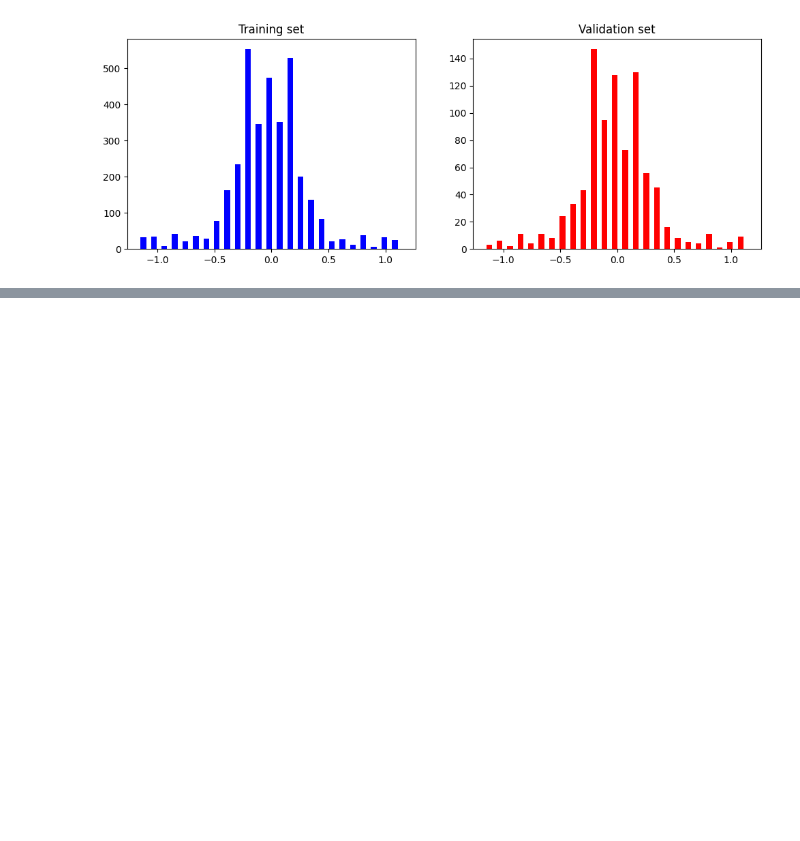
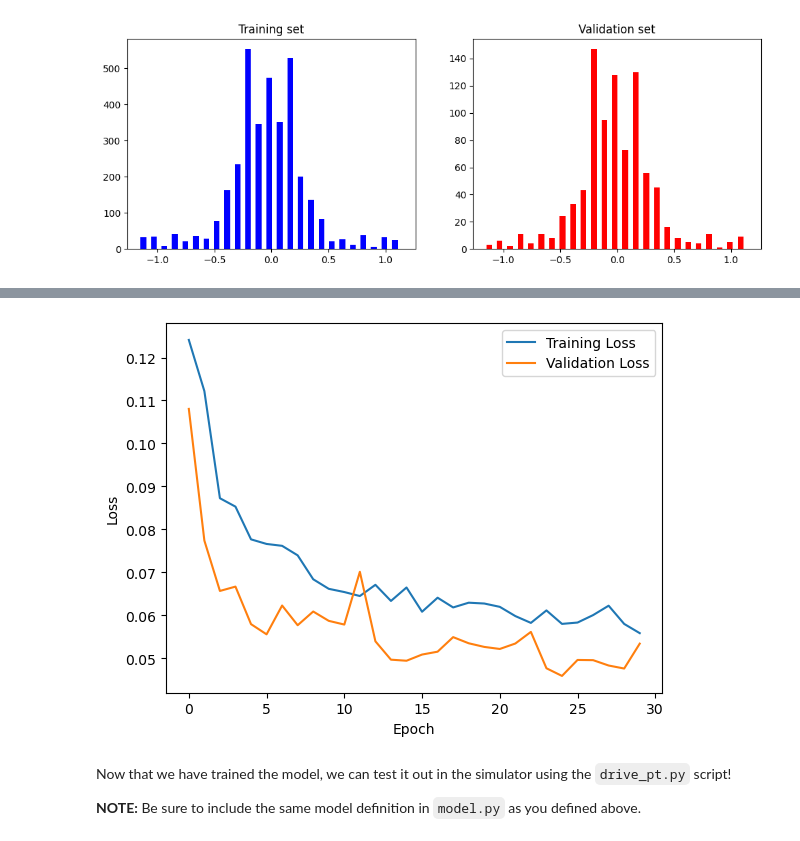
Before and after one commit to aritrakar/behavioral-cloning-car, a Jupyter notebook: Self_Driving_Car_Sim.ipynb, the cells around one changed output, grey strips where cells are left out. Drawn from its saved outputs; the diff is of its cells as text; code cells hidden in the pictures; blank space fills up the shorter version.

```diff
--- a/Self_Driving_Car_Sim.ipynb
+++ b/Self_Driving_Car_Sim.ipynb
@@ -135,7 +137,8 @@ data.head()
 # %%
-print(data.iloc[30])
-
 def load_img_steering(datadir, df):
+    '''
+    Load images and steering data into arrays.
+    '''
     image_path = []
     steering = []
     adjustment = 0.15  # Define the steering angle adjustment for left and right images
@@ -143,23 +146,20 @@ def load_img_steering(datadir, df):
     for center, left, right, steer in zip(df['center'], df['left'], df['right'], df['steering']):
         # Center image and steering
         image_path.append(str(os.path.join(datadir, 'IMG', center.strip())))
-        # image_path.append(str(center).strip())
         steering.append(float(steer))
+
         # Left image and adjusted steering
         image_path.append(str(os.path.join(datadir, 'IMG', left.strip())))
-        # image_path.append(str(left).strip())
         steering.append(float(steer) + adjustment)
+
         # Right image and adjusted steering
         image_path.append(str(os.path.join(datadir, 'IMG', right.strip())))
-        # image_path.append(str(right).strip())
         steering.append(float(steer) - adjustment)
 
-    print(image_path[0], steering[0])
     image_paths = np.asarray(image_path, dtype=str)
     steerings = np.asarray(steering, dtype=np.float32) # NOTE: Was float64
     return image_paths, steerings
 
 image_paths, steerings = load_img_steering(datadir, data)
 print(image_paths[0], steerings[0])
-print(steerings.dtype)
 # %% [output]
@@ -335,10 +341,9 @@ Clipping input data to the valid range for imshow with RGB data ([0..1] for floa
 # %%
 # Define the DataLoaders
-from torch.utils.data import DataLoader
+batch_size = 64
 
-batch_size = 32
 train_dataset = MyDrivingDataset(X_train, y_train, transform=TransformBoth())
 valid_dataset = MyDrivingDataset(X_valid, y_valid)
 
-train_loader = DataLoader(train_dataset, batch_size=batch_size, shuffle=True, num_workers=4)
-valid_loader = DataLoader(valid_dataset, batch_size=batch_size, shuffle=False, num_workers=4)
+train_loader = DataLoader(train_dataset, batch_size=batch_size, shuffle=True, num_workers=8)
+valid_loader = DataLoader(valid_dataset, batch_size=batch_size, shuffle=False, num_workers=8)
@@ -393,17 +396,18 @@ criterion = nn.MSELoss()
 # %%
+model = DAVE2Model().to(device)
+optimizer = torch.optim.Adam(model.parameters(), lr=1e-3, weight_decay = 1e-5) # lr was 1e-4
+criterion = nn.MSELoss()
+
 # Training loop
-n_epochs = 10
+n_epochs = 30
 train_losses = []
 valid_losses = []
 
 for epoch in range(n_epochs):
-    print(f"Epoch: {epoch+1}/{n_epochs}")
     # Training
     model.train()
     train_loss = 0.0
     for i, (inputs, targets) in enumerate(train_loader):
-        inputs, targets = inputs.to(device), targets.to(device)
-        print(f"Epoch: {epoch+1}, Batch: {i+1}")
         optimizer.zero_grad()
         outputs = model(inputs)
         loss = criterion(outputs, targets.unsqueeze(1))
@@ -411,8 +415,6 @@ for epoch in range(n_epochs):
         optimizer.step()
         train_loss += loss.item() * inputs.size(0)
 
-        if (i+1) % 10 == 0:
-            print(f'Epoch {epoch+1}/{n_epochs}, Batch {i+1}/{len(train_loader)}, Loss: {loss.item():.4f}')
     train_loss /= len(train_loader.dataset)
     train_losses.append(train_loss)
 
@@ -429,6 +431,16 @@ for epoch in range(n_epochs):
 
     print(f'Epoch {epoch+1}/{n_epochs}, Train Loss: {train_loss:.4f}, Valid Loss: {valid_loss:.4f}')
 
-# Save the model
-torch.save(model.state_dict(), 'model_local.pth')
+    if (epoch % 10 == 0):
+        # Save the model
+        # torch.save(model.state_dict(), f'model_no_dropout_{n_epochs}_epochs.pth')
+        torch.save(model.state_dict(), f'model_dave_{n_epochs}_epochs.pth')
+
+# Plot the training and validation losses
+plt.plot(train_losses, label='Training Loss')
+plt.plot(valid_losses, label='Validation Loss')
+plt.xlabel('Epoch')
+plt.ylabel('Loss')
+plt.legend()
+plt.show()
 # %% [output]
@@ -435,0 +464 @@ Epoch: 1/10
+[figure, added]
@@ -443,0 +465,4 @@ plt.show()
+# %% [markdown]
+Now that we have trained the model, we can test it out in the simulator using the `drive_pt.py` script!
+
+**NOTE:** Be sure to include the same model definition in `model.py` as you defined above.
```
Also changed, not shown: parts of 26 cells of this notebook, 13 other files.
